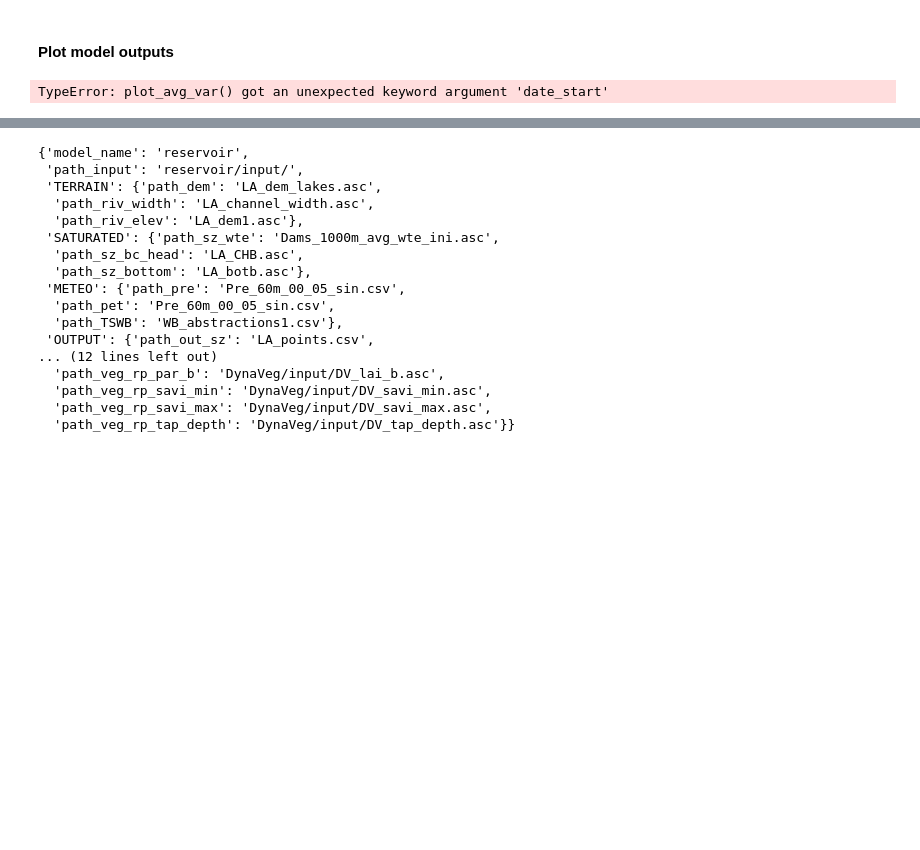
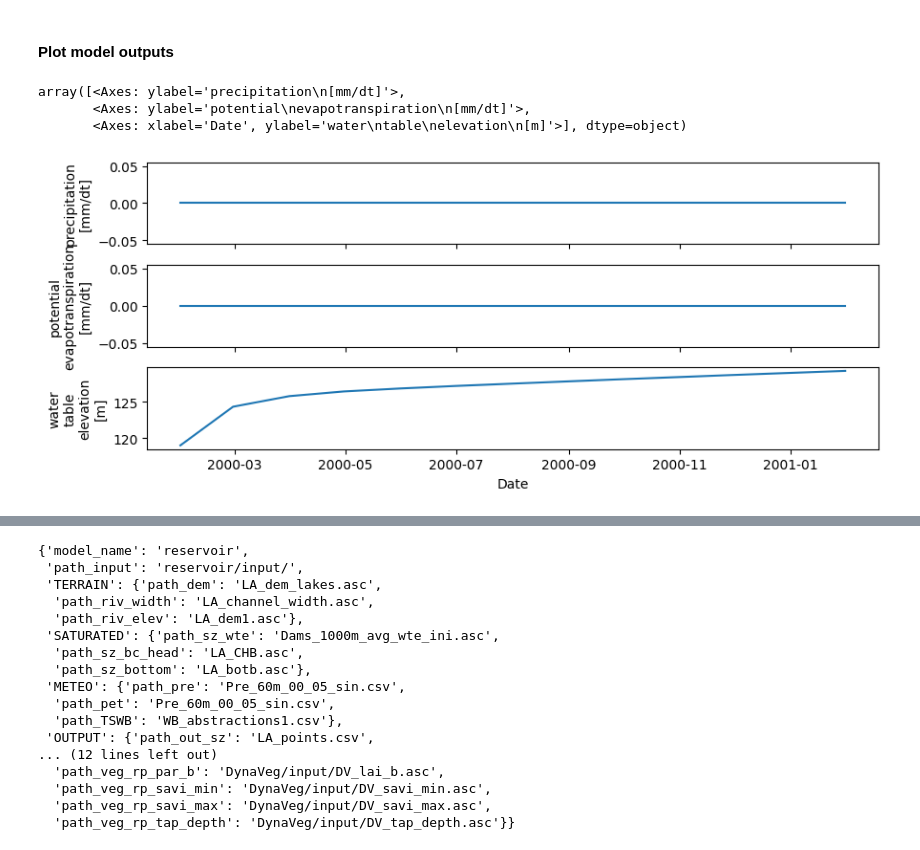
Before and after one commit to AndresQuichimbo/CUWALID-tutorials, a Jupyter notebook: Training/DRYP/intro_modelling/03_DRYP_test_models_lakes.ipynb, the cells around one changed output, grey strips where cells are left out. Saved outputs shown, nothing was run; the diff lists cells and outputs as text; code cells hidden in the pictures; blank space fills up the shorter version.

```diff
--- a/Training/DRYP/intro_modelling/03_DRYP_test_models_lakes.ipynb
+++ b/Training/DRYP/intro_modelling/03_DRYP_test_models_lakes.ipynb
@@ -317,9 +323,14 @@ path_outputs = pptools.get_output_filenames(path_input)
 #### Plot model outputs
 # %%
 # Call function to plot average values of model outputs, it is *CSV file with "avg" at the end of the name
-plotcwld.plot_avg_var(os.path.join(global_path, path_outputs.path_csv["avg"]), delta_t="1H", date_start="2000-01-01", date_end="2001-01-01")
+plotcwld.plot_avg_var(os.path.join(global_path, path_outputs.path_csv["avg"]), delta_t="ME",
+                      fields=["pre_0", "pet_0", "wte_0"],
+                    date_start="2000-01-01", date_end="2001-01-01")
 # %% [output]
-TypeError: plot_avg_var() got an unexpected keyword argument 'date_start'
+array([<Axes: ylabel='precipitation\n[mm/dt]'>,
+       <Axes: ylabel='potential\nevapotranspiration\n[mm/dt]'>,
+       <Axes: xlabel='Date', ylabel='water\ntable\nelevation\n[m]'>], dtype=object)
+[figure, added]
 # %%
 # call the function to plot point values at locations specified in the model parameter file
 plotcwld.plot_point_var(os.path.join(global_path, path_outputs.path_csv["point"]["wte"]),
```
Also changed, not shown: parts of 53 cells of this notebook.
